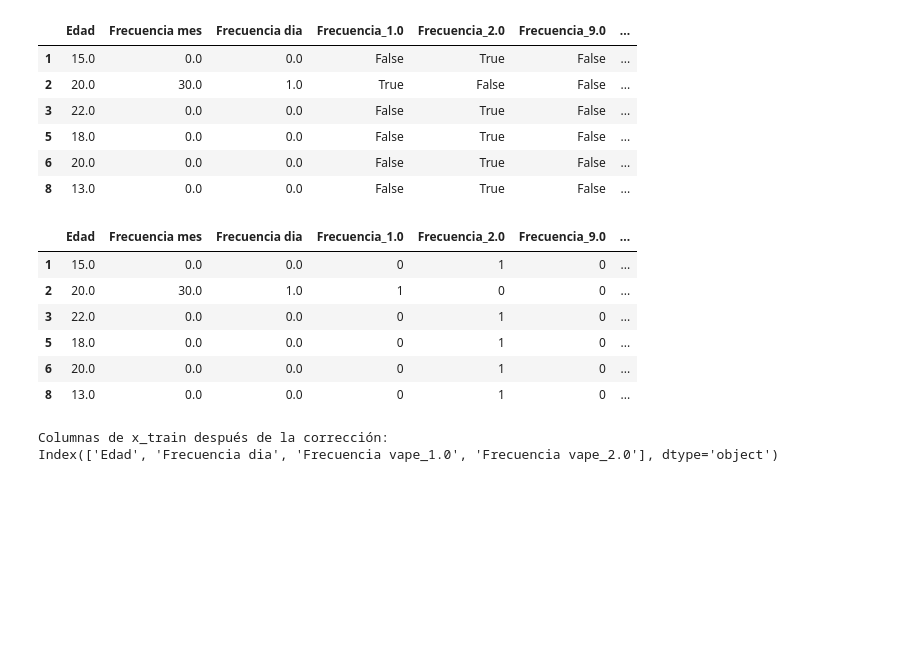
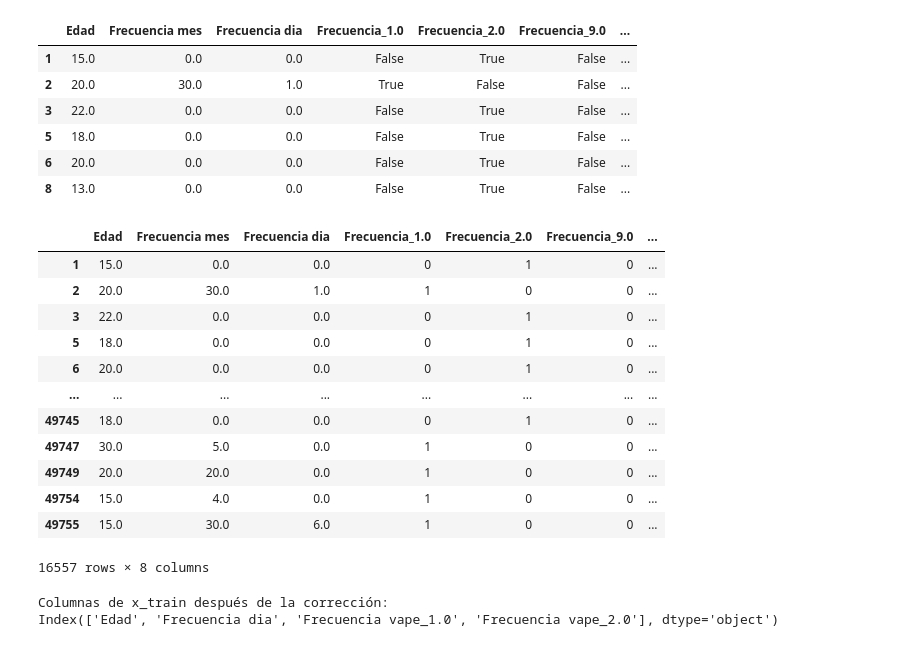
Before and after one commit to Alej00525/programacion1, a Jupyter notebook: Tarea__5.ipynb, the cells around one changed output. Saved outputs shown, nothing was run; the diff lists cells and outputs as text; code cells hidden in the pictures; blank space fills up the shorter version.

```diff
--- a/Tarea__5.ipynb
+++ b/Tarea__5.ipynb
@@ -252,16 +271,22 @@ dataf.head(6)
 # %%
 for col in dataf.columns:
     if col.startswith('Frecuencia_') or col.startswith('Frecuencia vape_'):
         dataf[col] = dataf[col].astype(int)
-dataf.head(6)
+dataf
 # %% [output]
 |  | Edad | Frecuencia mes | Frecuencia dia | Frecuencia_1.0 | Frecuencia_2.0 | Frecuencia_9.0 | ... |
 | 1 | 15.0 | 0.0 | 0.0 | 0 | 1 | 0 | ... |
 | 2 | 20.0 | 30.0 | 1.0 | 1 | 0 | 0 | ... |
 | 3 | 22.0 | 0.0 | 0.0 | 0 | 1 | 0 | ... |
 | 5 | 18.0 | 0.0 | 0.0 | 0 | 1 | 0 | ... |
 | 6 | 20.0 | 0.0 | 0.0 | 0 | 1 | 0 | ... |
-| 8 | 13.0 | 0.0 | 0.0 | 0 | 1 | 0 | ... |
+| ... | ... | ... | ... | ... | ... | ... | ... |
+| 49745 | 18.0 | 0.0 | 0.0 | 0 | 1 | 0 | ... |
+| 49747 | 30.0 | 5.0 | 0.0 | 1 | 0 | 0 | ... |
+| 49749 | 20.0 | 20.0 | 0.0 | 1 | 0 | 0 | ... |
+| 49754 | 15.0 | 4.0 | 0.0 | 1 | 0 | 0 | ... |
+| 49755 | 15.0 | 30.0 | 6.0 | 1 | 0 | 0 | ... |
+16557 rows × 8 columns
 # %%
 from sklearn.model_selection import train_test_split
 train_data, test_data = train_test_split(dataf, test_size=0.2, random_state=42)
```
Also changed, not shown: parts of 7 cells of this notebook.
